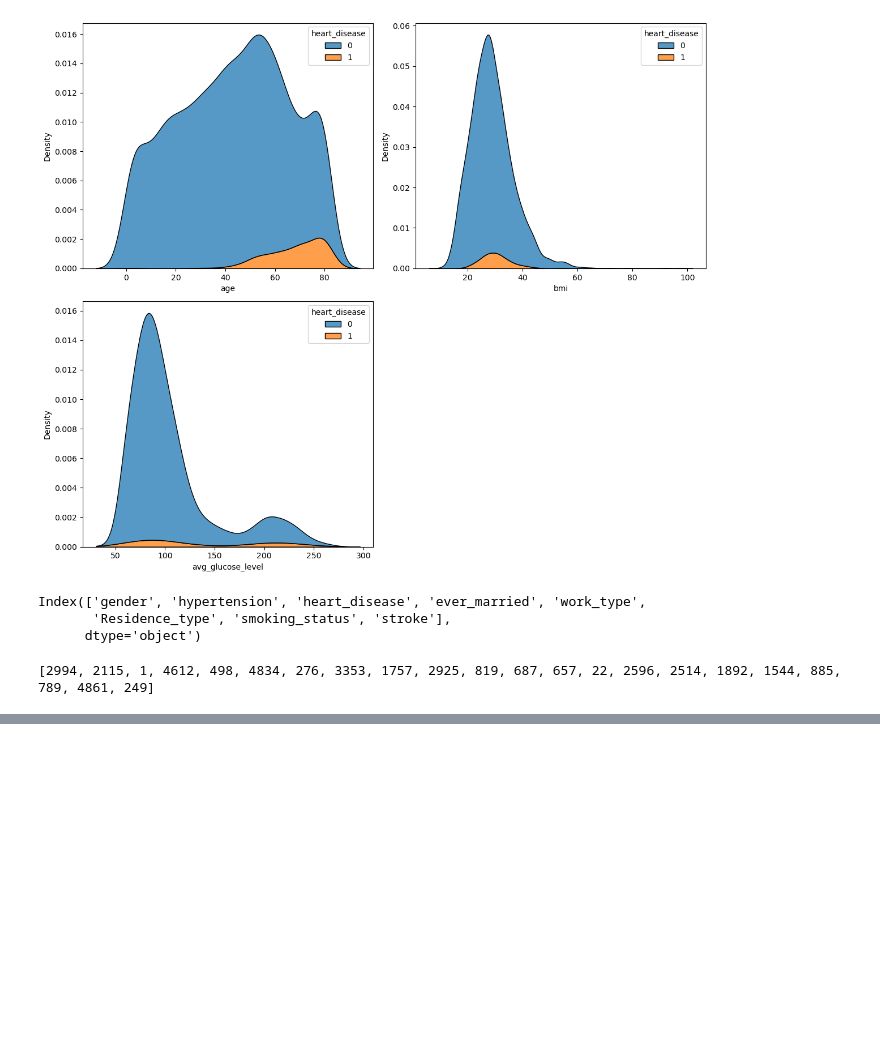
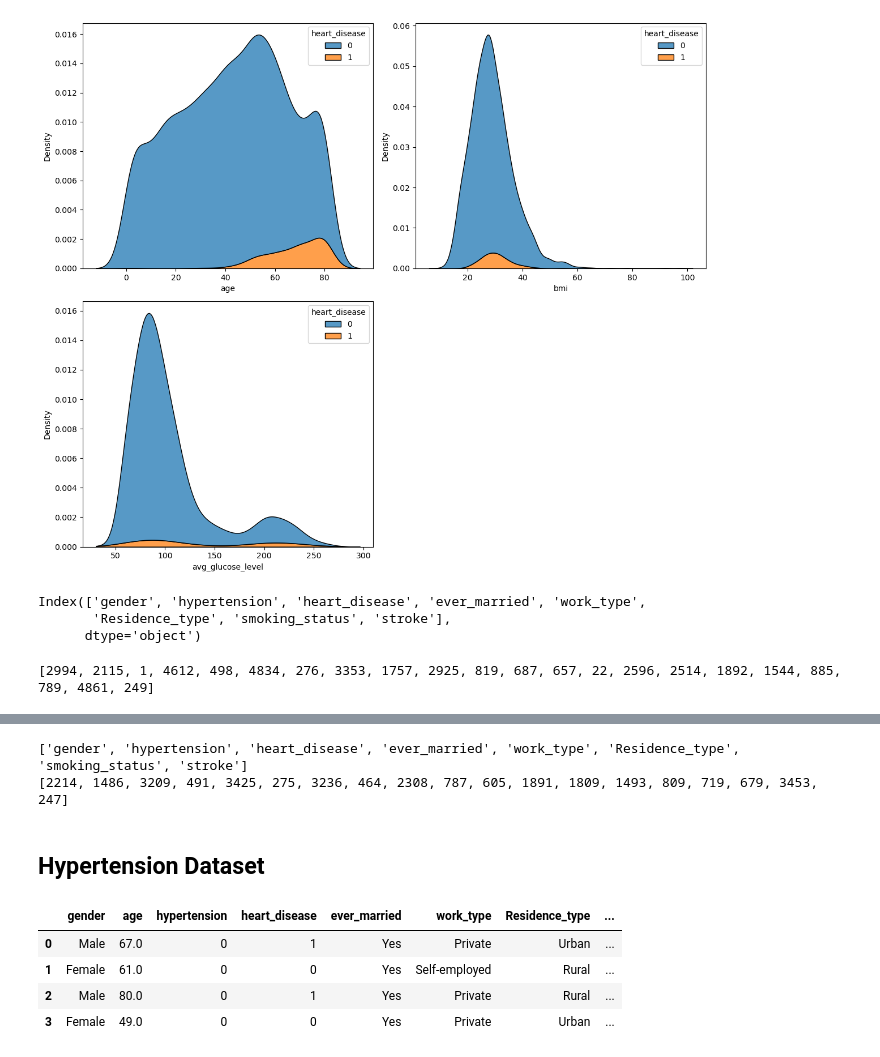
Before and after one commit to Mulders95/Predicting_Stroke_and_Heart_Disease, a Jupyter notebook: data_viz.ipynb, the cells around one changed output, grey strips where cells are left out. Saved outputs shown, nothing was run; the diff lists cells and outputs as text; code cells hidden in the pictures; blank space fills up the shorter version.

```diff
--- a/data_viz.ipynb
+++ b/data_viz.ipynb
@@ -622,0 +775,17 @@ fig.show()
+# %%
+cols = []
+for i in range(11):
+    cols.append(df_heart.columns[i])
+
+# Removing specified columns
+cols = [col for col in cols if col not in ['age', 'bmi', 'avg_glucose_level']]
+
+print(cols)
+
+counts_dict = {col: df_heart[col].value_counts().to_dict() for col in cols}
+counts_nested_list = [list(counts_dict[col].values()) for col in cols]
+counts_list = [count for sublist in counts_nested_list for count in sublist]
+print(counts_list)
+# %% [output]
+['gender', 'hypertension', 'heart_disease', 'ever_married', 'work_type', 'Residence_type', 'smoking_status', 'stroke']
+[2214, 1486, 3209, 491, 3425, 275, 3236, 464, 2308, 787, 605, 1891, 1809, 1493, 809, 719, 679, 3453, 247]
@@ -622,0 +853,11 @@ fig.show()
+# %% [markdown]
+## Hypertension Dataset
+# %%
+df_hypertension = pd.read_csv("C:/Users/15199/DSI/rk_team_project/hypertension_full_data_cleaned.csv")
+df_hypertension.head(4)
+# %% [output]
+|  | gender | age | hypertension | heart_disease | ever_married | work_type | Residence_type | ... |
+| 0 | Male | 67.0 | 0 | 1 | Yes | Private | Urban | ... |
+| 1 | Female | 61.0 | 0 | 0 | Yes | Self-employed | Rural | ... |
+| 2 | Male | 80.0 | 0 | 1 | Yes | Private | Rural | ... |
+| 3 | Female | 49.0 | 0 | 0 | Yes | Private | Urban | ... |
```
Also changed, not shown: parts of 12 cells of this notebook.
